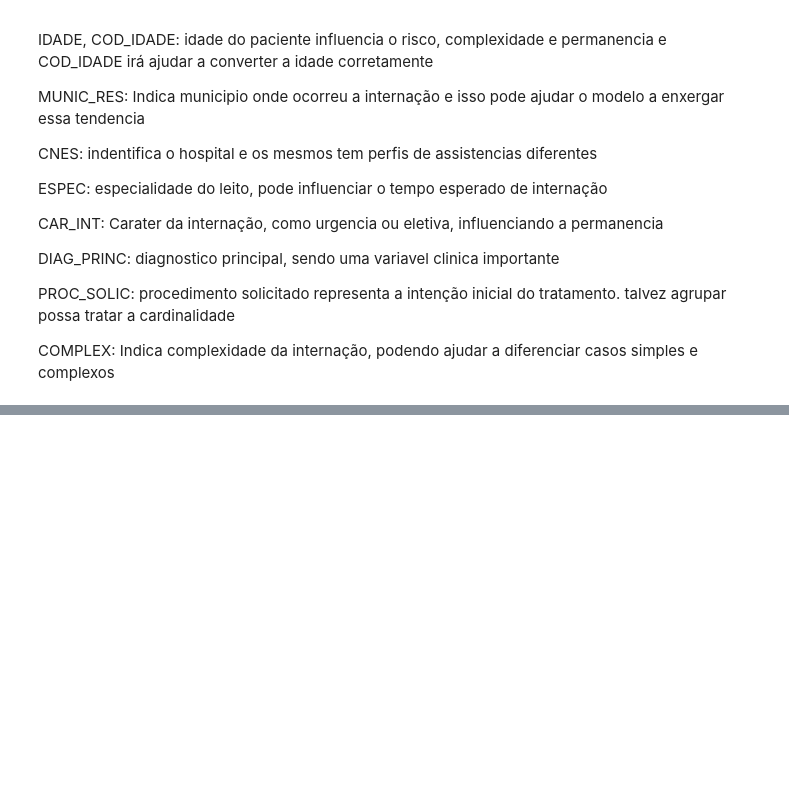
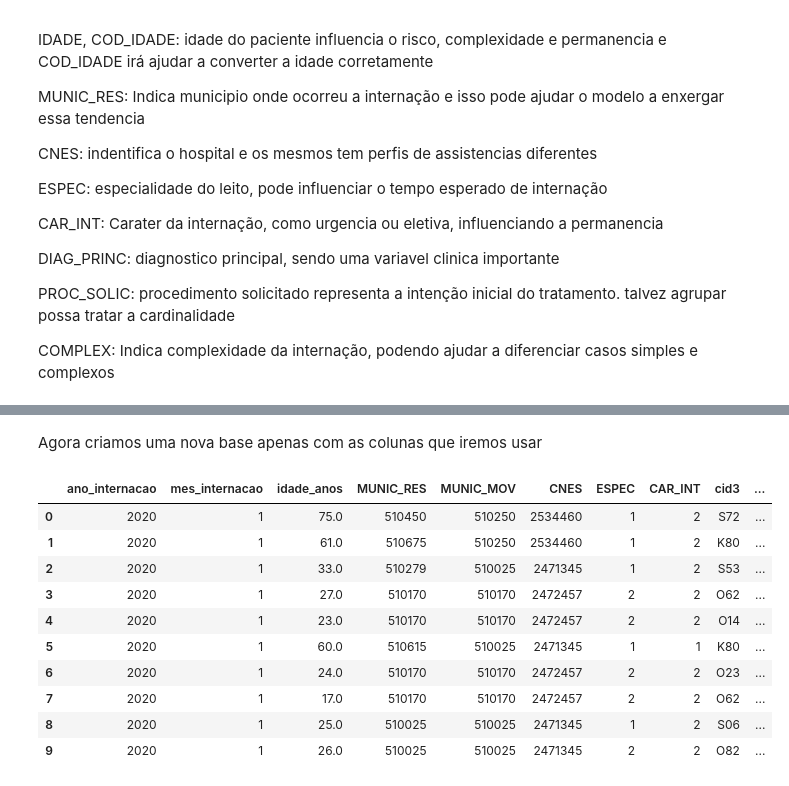
Before and after one commit to DjonathanMetelo/sih-sus-internacoes-prolongadas, a Jupyter notebook: Caderno.ipynb, the cells around one changed output, grey strips where cells are left out. Cells and saved outputs as stored; diff of their text form; code cells hidden in the pictures; blank space fills up the shorter version.

```diff
--- a/Caderno.ipynb
+++ b/Caderno.ipynb
@@ -622,0 +855,33 @@ COMPLEX: Indica complexidade da internação, podendo ajudar a diferenciar casos
+# %% [markdown]
+Agora criamos uma nova base apenas com as colunas que iremos usar
+# %%
+variaveis_modelo = [
+    "ano_internacao",
+    "mes_internacao",
+    "idade_anos",
+    "MUNIC_RES",
+    "MUNIC_MOV",
+    "CNES",
+    "ESPEC",
+    "CAR_INT",
+    "cid3",
+    "grupo_procedimento",
+    "COMPLEX",
+    "internacao_prolongada"
+]
+
+df_modelo = df_projeto[variaveis_modelo].copy()
+
+df_modelo.head(10)
+# %% [output]
+|  | ano_internacao | mes_internacao | idade_anos | MUNIC_RES | MUNIC_MOV | CNES | ESPEC | CAR_INT | cid3 | ... |
+| 0 | 2020 | 1 | 75.0 | 510450 | 510250 | 2534460 | 1 | 2 | S72 | ... |
+| 1 | 2020 | 1 | 61.0 | 510675 | 510250 | 2534460 | 1 | 2 | K80 | ... |
+| 2 | 2020 | 1 | 33.0 | 510279 | 510025 | 2471345 | 1 | 2 | S53 | ... |
+| 3 | 2020 | 1 | 27.0 | 510170 | 510170 | 2472457 | 2 | 2 | O62 | ... |
+| 4 | 2020 | 1 | 23.0 | 510170 | 510170 | 2472457 | 2 | 2 | O14 | ... |
+| 5 | 2020 | 1 | 60.0 | 510615 | 510025 | 2471345 | 1 | 1 | K80 | ... |
+| 6 | 2020 | 1 | 24.0 | 510170 | 510170 | 2472457 | 2 | 2 | O23 | ... |
+| 7 | 2020 | 1 | 17.0 | 510170 | 510170 | 2472457 | 2 | 2 | O62 | ... |
+| 8 | 2020 | 1 | 25.0 | 510025 | 510025 | 2471345 | 1 | 2 | S06 | ... |
+| 9 | 2020 | 1 | 26.0 | 510025 | 510025 | 2471345 | 2 | 2 | O82 | ... |
```
Also changed, not shown: parts of 28 cells of this notebook.
